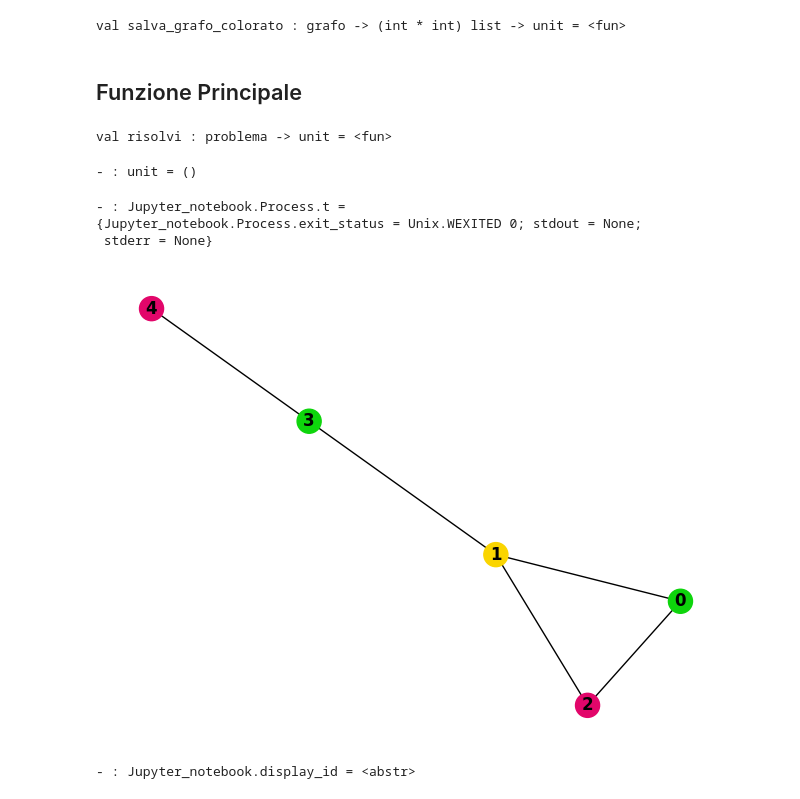
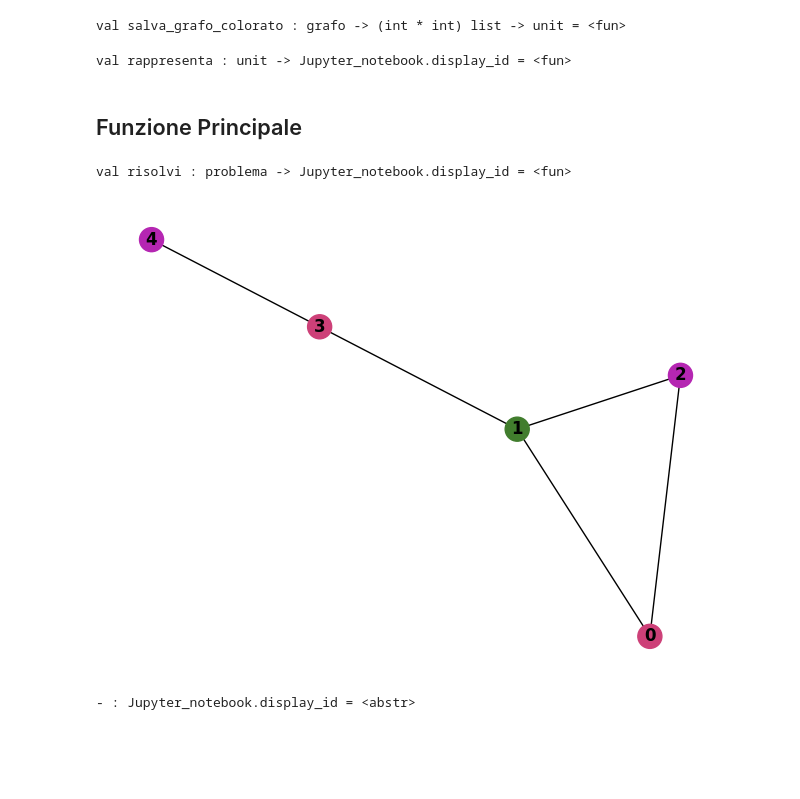
Before and after one commit to ncvescera/Colored_Camel, a Jupyter notebook: Colored Camel.ipynb, the cells around one changed output. Drawn from its saved outputs; the diff is of its cells as text; code cells hidden in the pictures; blank space fills up the shorter version.

Commit message:
Visualizzazione Grafo e Relazione
Aggiunta una funzione per rappresentare il grafo (molto più comoda)
Aggiunte sezioni della relazione da sviluppare.
Aggiunta sezione per prove in live

```diff
--- a/Colored Camel.ipynb
+++ b/Colored Camel.ipynb
@@ -399,6 +394,15 @@ let salva_grafo_colorato (Grafo succ) colorati =
 # %% [output]
 val grafodati_file : string = "grafo.data"
 val salva_grafo_colorato : grafo -> (int * int) list -> unit = <fun>
+# %%
+let rappresenta = fun () ->
+    let aux _ = ()
+        in aux (Process.sh "python3 progetto/src/rappresentazione_grafo/rappresentazione_grafo.py grafo.data");
+        Jupyter_notebook.display_file ~base64:true "image/png" "risultato.png"
+
+        ;;
+# %% [output]
+val rappresenta : unit -> Jupyter_notebook.display_id = <fun>
 # %% [markdown]
 ## Funzione Principale
 # %%
@@ -408,7 +412,7 @@ let risolvi (Problema ((Grafo succ), partenza, maxColori)) =
     function (*frontiera*)
         []            ->  (*fine delle ricorsione, se la frontiera è vuota la colorazione è finita*)
           if controlla_risultato colorati maxColori
-            then salva_grafo_colorato (Grafo succ) colorati
+            then (salva_grafo_colorato (Grafo succ) colorati; rappresenta ())
             (*then colorati; *)
           else
             raise InsufficentColorNumber
@@ -426,16 +430,9 @@ let risolvi (Problema ((Grafo succ), partenza, maxColori)) =
   in esplora [] risultato [partenza]
 ;;
 # %% [output]
-val risolvi : problema -> unit = <fun>
+val risolvi : problema -> Jupyter_notebook.display_id = <fun>
 # %%
 risolvi problema_1;;
-
-Process.sh "python3 progetto/src/rappresentazione_grafo/rappresentazione_grafo.py grafo.data";;
-Jupyter_notebook.display_file ~base64:true "image/png" "risultato.png";;
 # %% [output]
+[figure, new version]
-- : unit = ()
+- : Jupyter_notebook.display_id = <abstr>
-- : Jupyter_notebook.Process.t =
-{Jupyter_notebook.Process.exit_status = Unix.WEXITED 0; stdout = None;
- stderr = None}
-[figure, old version]
-- : Jupyter_notebook.display_id = <abstr>
```
Also changed, not shown: parts of 10 cells of this notebook.
